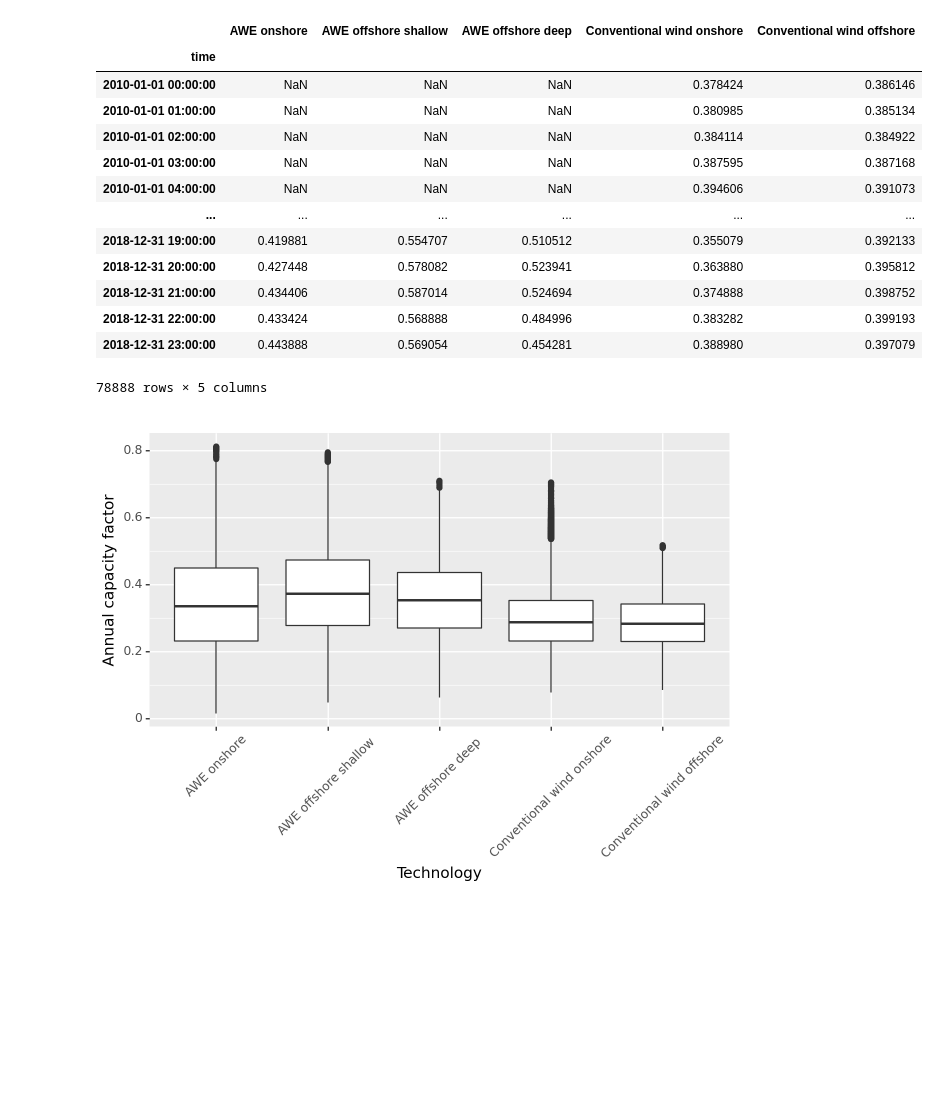
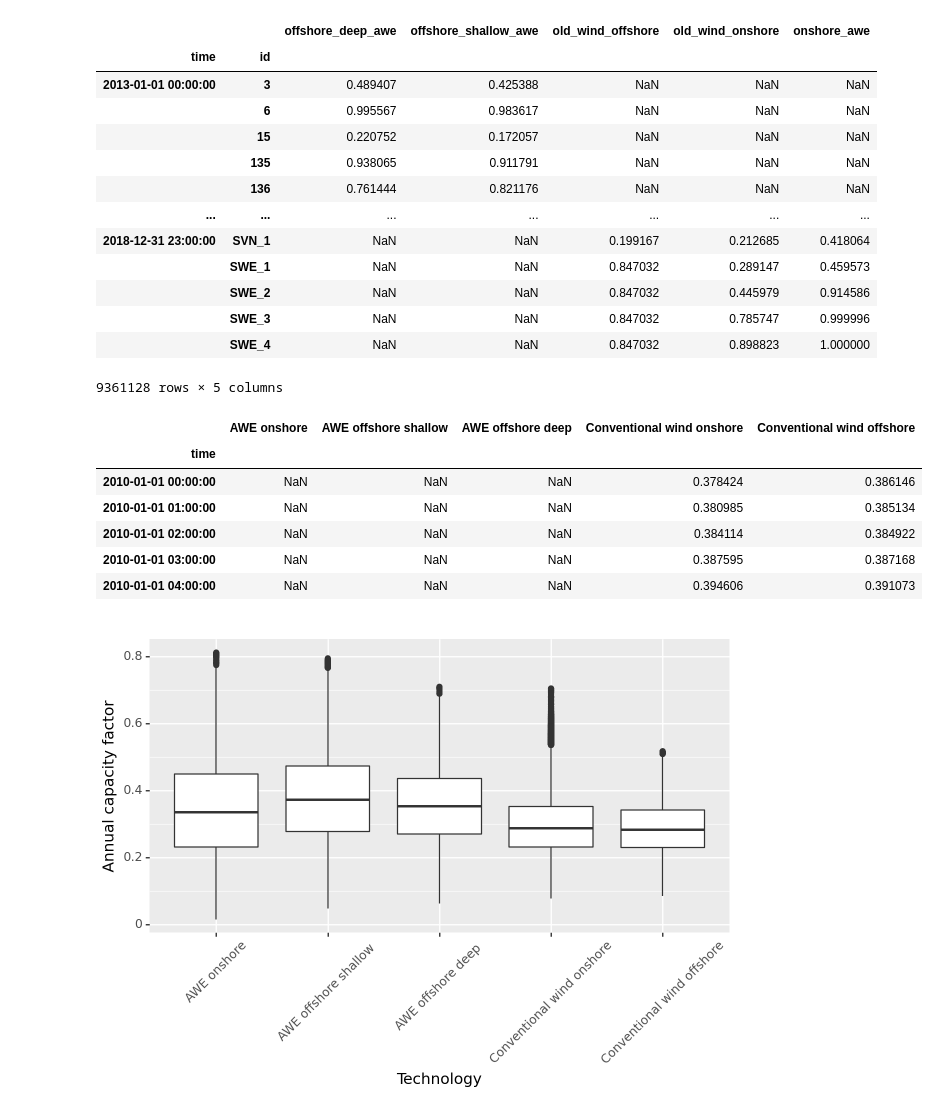
Before and after one commit to jnnr/jw4a-d2.1, a Jupyter notebook: notebooks/boxplots.ipynb, the cells around one changed output. Cells and saved outputs as stored; diff of their text form; code cells hidden in the pictures; blank space fills up the shorter version.

```diff
--- a/notebooks/boxplots.ipynb
+++ b/notebooks/boxplots.ipynb
@@ -16,25 +17,35 @@ for name, path_capacity_factors in snakemake_input.items():
     ds = xr.load_dataset("../"+path_capacity_factors)
     ds = ds.rename({"__xarray_dataarray_variable__": name})
     capacity_factors[name] = ds
+# %%
+pd.concat([ds.to_dataframe() for ds in capacity_factors.values()], axis=1)
+# %% [output]
+|  |  | offshore_deep_awe | offshore_shallow_awe | old_wind_offshore | old_wind_onshore | onshore_awe |
+| time | id |  |  |  |  |  |
+| 2013-01-01 00:00:00 | 3 | 0.489407 | 0.425388 | NaN | NaN | NaN |
+|  | 6 | 0.995567 | 0.983617 | NaN | NaN | NaN |
+|  | 15 | 0.220752 | 0.172057 | NaN | NaN | NaN |
+|  | 135 | 0.938065 | 0.911791 | NaN | NaN | NaN |
+|  | 136 | 0.761444 | 0.821176 | NaN | NaN | NaN |
+| ... | ... | ... | ... | ... | ... | ... |
+| 2018-12-31 23:00:00 | SVN_1 | NaN | NaN | 0.199167 | 0.212685 | 0.418064 |
+|  | SWE_1 | NaN | NaN | 0.847032 | 0.289147 | 0.459573 |
+|  | SWE_2 | NaN | NaN | 0.847032 | 0.445979 | 0.914586 |
+|  | SWE_3 | NaN | NaN | 0.847032 | 0.785747 | 0.999996 |
+|  | SWE_4 | NaN | NaN | 0.847032 | 0.898823 | 1.000000 |
+9361128 rows × 5 columns
 # %%
 ds_cf = pd.concat([i.to_dataframe().groupby("time").agg(lambda x: x.mean(skipna=False)) for key, i in capacity_factors.items()], axis=1)
 rename_dict = {"onshore_awe": "AWE onshore", "offshore_shallow_awe": "AWE offshore shallow ", "offshore_deep_awe": "AWE offshore deep ", "old_wind_onshore": "Conventional wind onshore", "old_wind_offshore": "Conventional wind offshore"}
 ds_cf = ds_cf.rename(columns=rename_dict)
 ds_cf  = ds_cf[rename_dict.values()]
-ds_cf
+ds_cf.head()
 # %% [output]
 |  | AWE onshore | AWE offshore shallow | AWE offshore deep | Conventional wind onshore | Conventional wind offshore |
 | time |  |  |  |  |  |
 | 2010-01-01 00:00:00 | NaN | NaN | NaN | 0.378424 | 0.386146 |
 | 2010-01-01 01:00:00 | NaN | NaN | NaN | 0.380985 | 0.385134 |
 | 2010-01-01 02:00:00 | NaN | NaN | NaN | 0.384114 | 0.384922 |
 | 2010-01-01 03:00:00 | NaN | NaN | NaN | 0.387595 | 0.387168 |
 | 2010-01-01 04:00:00 | NaN | NaN | NaN | 0.394606 | 0.391073 |
-| ... | ... | ... | ... | ... | ... |
-| 2018-12-31 19:00:00 | 0.419881 | 0.554707 | 0.510512 | 0.355079 | 0.392133 |
-| 2018-12-31 20:00:00 | 0.427448 | 0.578082 | 0.523941 | 0.363880 | 0.395812 |
-| 2018-12-31 21:00:00 | 0.434406 | 0.587014 | 0.524694 | 0.374888 | 0.398752 |
-| 2018-12-31 22:00:00 | 0.433424 | 0.568888 | 0.484996 | 0.383282 | 0.399193 |
-| 2018-12-31 23:00:00 | 0.443888 | 0.569054 | 0.454281 | 0.388980 | 0.397079 |
-78888 rows × 5 columns
 # %%
```
Also changed, not shown: parts of 21 cells of this notebook.
